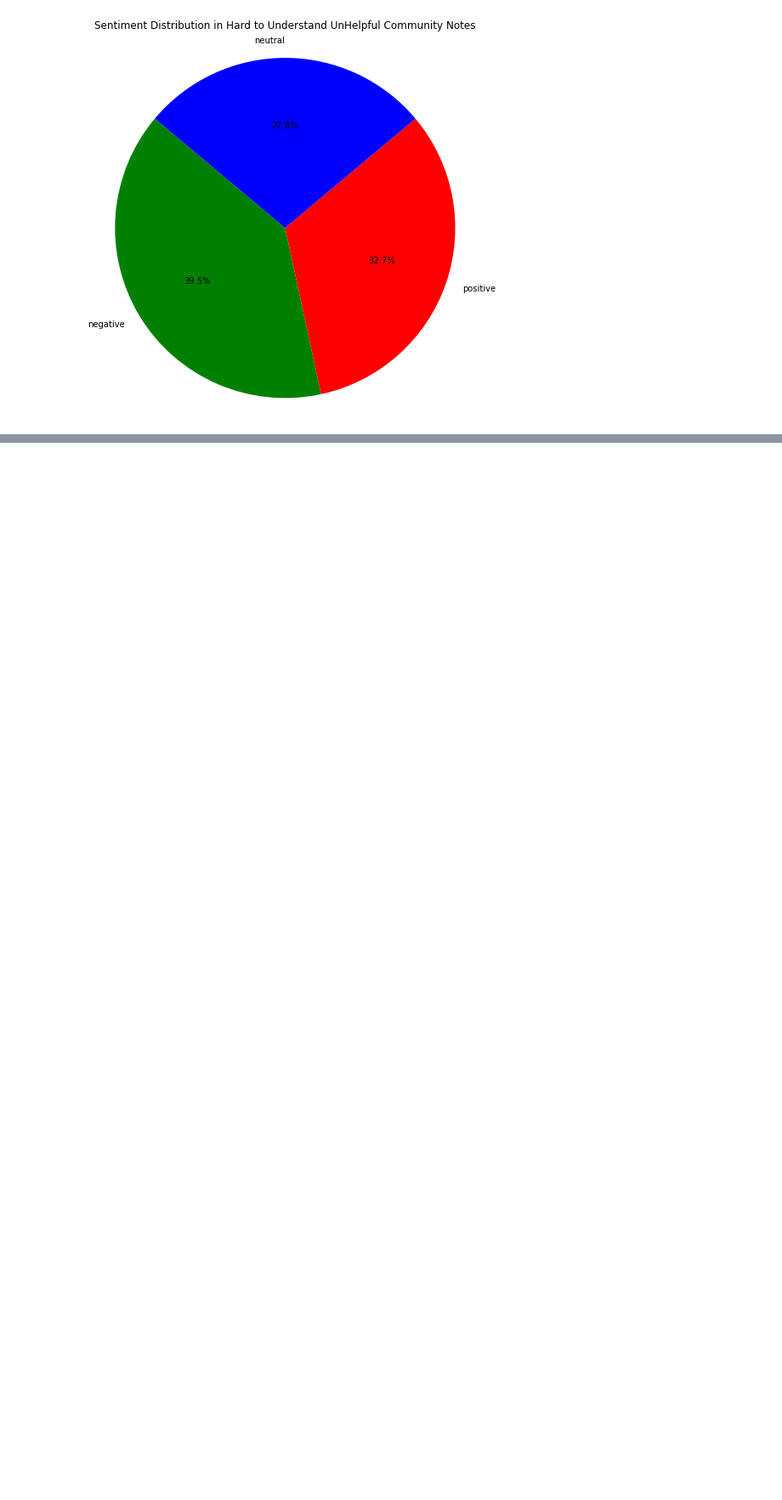
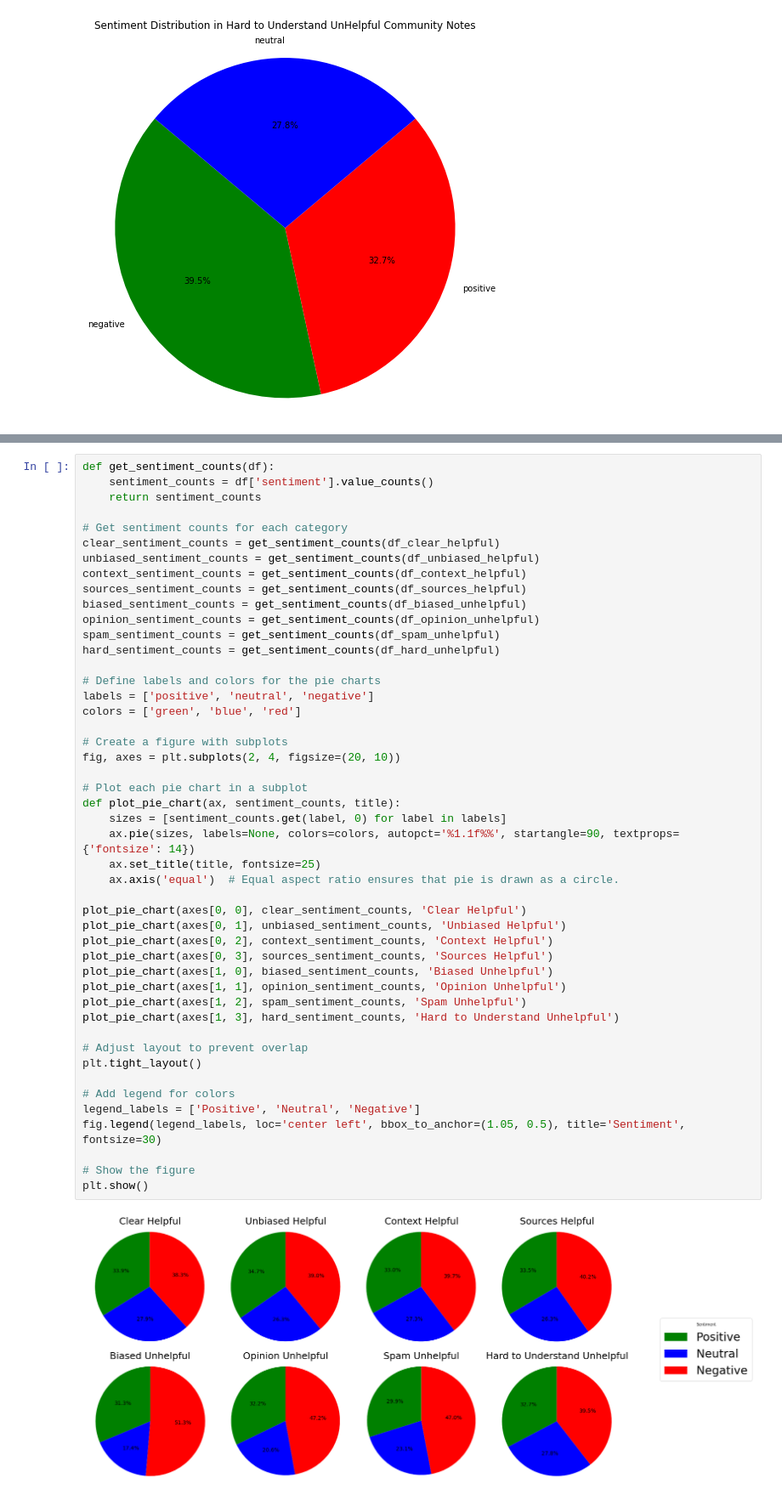
Before and after one commit to daphnehe/info498, a Jupyter notebook: Sentiment Analysis.ipynb, the cells around one changed output, grey strips where cells are left out. Shown at 85% size. Cells and saved outputs as stored; diff of their text form; blank space fills up the shorter version.

Commit message:
refined visualizations

```diff
--- a/Sentiment Analysis.ipynb
+++ b/Sentiment Analysis.ipynb
@@ -625,0 +543,49 @@ plt.show()
+# %%
+def get_sentiment_counts(df):
+    sentiment_counts = df['sentiment'].value_counts()
+    return sentiment_counts
+
+# Get sentiment counts for each category
+clear_sentiment_counts = get_sentiment_counts(df_clear_helpful)
+unbiased_sentiment_counts = get_sentiment_counts(df_unbiased_helpful)
+context_sentiment_counts = get_sentiment_counts(df_context_helpful)
+sources_sentiment_counts = get_sentiment_counts(df_sources_helpful)
+biased_sentiment_counts = get_sentiment_counts(df_biased_unhelpful)
+opinion_sentiment_counts = get_sentiment_counts(df_opinion_unhelpful)
+spam_sentiment_counts = get_sentiment_counts(df_spam_unhelpful)
+hard_sentiment_counts = get_sentiment_counts(df_hard_unhelpful)
+
+# Define labels and colors for the pie charts
+labels = ['positive', 'neutral', 'negative']
+colors = ['green', 'blue', 'red']
+
+# Create a figure with subplots
+fig, axes = plt.subplots(2, 4, figsize=(20, 10))
+
+# Plot each pie chart in a subplot
+def plot_pie_chart(ax, sentiment_counts, title):
+    sizes = [sentiment_counts.get(label, 0) for label in labels]
+    ax.pie(sizes, labels=None, colors=colors, autopct='%1.1f%%', startangle=90, textprops={'fontsize': 14})
+    ax.set_title(title, fontsize=25)
+    ax.axis('equal')  # Equal aspect ratio ensures that pie is drawn as a circle.
+
+plot_pie_chart(axes[0, 0], clear_sentiment_counts, 'Clear Helpful')
+plot_pie_chart(axes[0, 1], unbiased_sentiment_counts, 'Unbiased Helpful')
+plot_pie_chart(axes[0, 2], context_sentiment_counts, 'Context Helpful')
+plot_pie_chart(axes[0, 3], sources_sentiment_counts, 'Sources Helpful')
+plot_pie_chart(axes[1, 0], biased_sentiment_counts, 'Biased Unhelpful')
+plot_pie_chart(axes[1, 1], opinion_sentiment_counts, 'Opinion Unhelpful')
+plot_pie_chart(axes[1, 2], spam_sentiment_counts, 'Spam Unhelpful')
+plot_pie_chart(axes[1, 3], hard_sentiment_counts, 'Hard to Understand Unhelpful')
+
+# Adjust layout to prevent overlap
+plt.tight_layout()
+
+# Add legend for colors
+legend_labels = ['Positive', 'Neutral', 'Negative']
+fig.legend(legend_labels, loc='center left', bbox_to_anchor=(1.05, 0.5), title='Sentiment', fontsize=30)
+
+# Show the figure
+plt.show()
+# %% [output]
+[figure, added]
```
Also changed, not shown: parts of 7 cells of this notebook.
